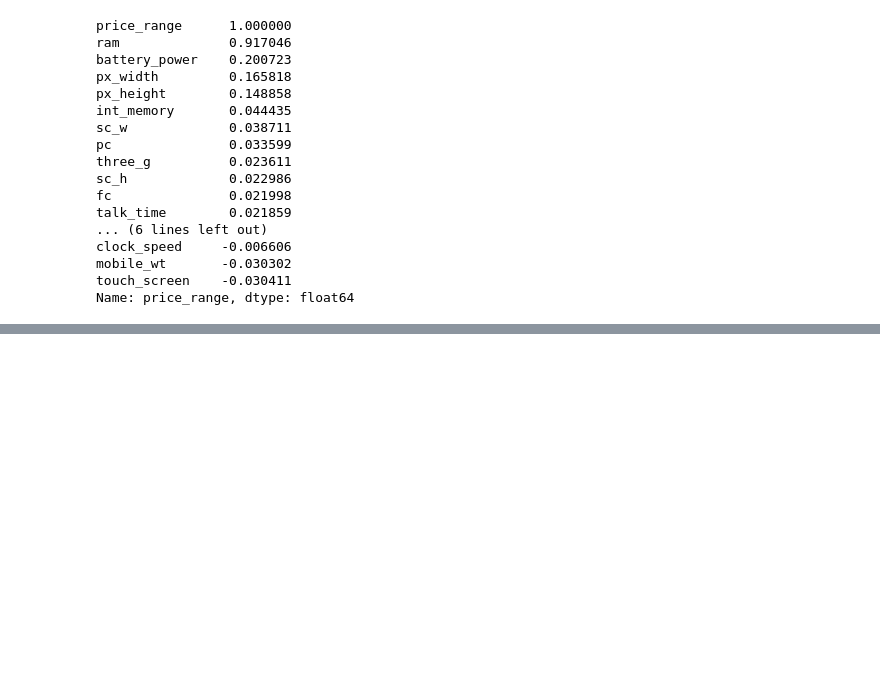
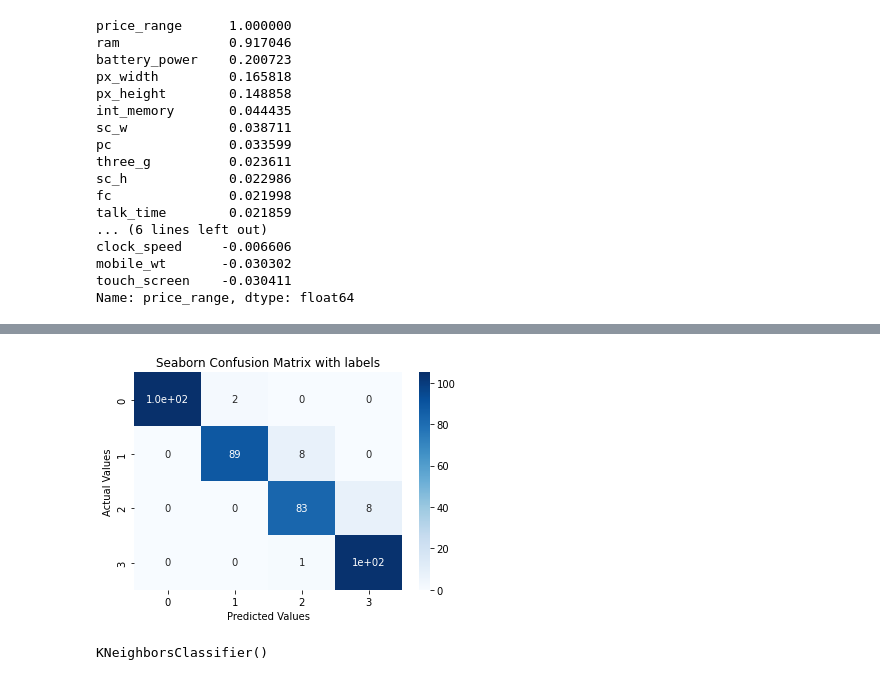
Before and after one commit to Amankr351/Mobile-Price-Range-Prediction, a Jupyter notebook: Mobile_Price_Range_Prediction.ipynb, the cells around one changed output, grey strips where cells are left out. Cells and saved outputs as stored; diff of their text form; code cells hidden in the pictures; blank space fills up the shorter version.

```diff
--- a/Mobile_Price_Range_Prediction.ipynb
+++ b/Mobile_Price_Range_Prediction.ipynb
@@ -232,0 +370,3 @@ col=['price_range','ram','battery_power','px_width','touch_screen']
+# %%
+pred2 = lr.predict(X_test)
+pred2
@@ -232,0 +411,14 @@ col=['price_range','ram','battery_power','px_width','touch_screen']
+# %%
+cf_matrix3 = confusion_matrix(pred2,Y_test)
+sns.heatmap(cf_matrix3, annot=True, cmap='Blues')
+plt.title("Seaborn Confusion Matrix with labels")
+plt.xlabel('Predicted Values')
+plt.ylabel('Actual Values')
+plt.show()
+# %% [output]
+[figure, added]
+# %%
+knn = KNeighborsClassifier(n_neighbors = 5)
+knn.fit(X_train,Y_train)
+# %% [output]
+KNeighborsClassifier()
```
Also changed, not shown: parts of 22 cells of this notebook.
